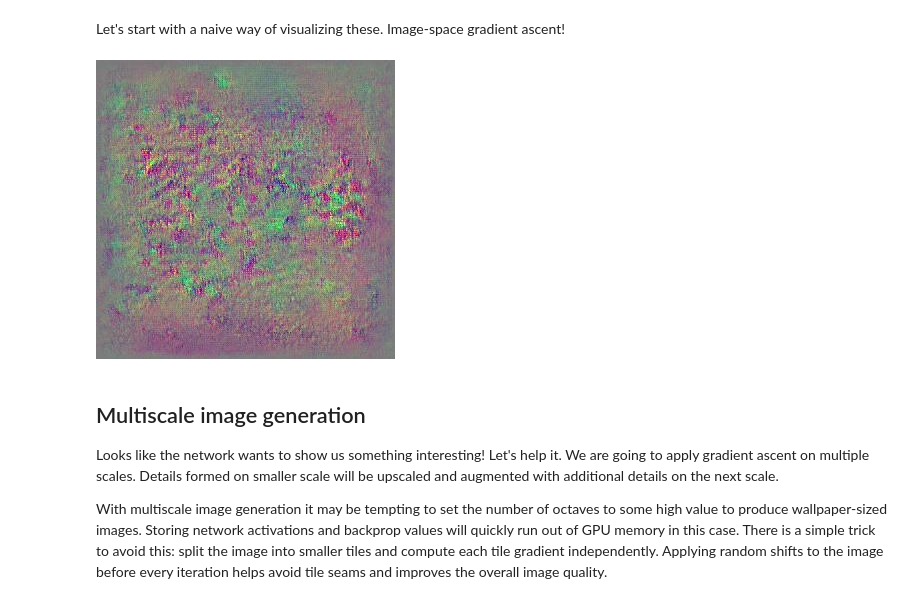
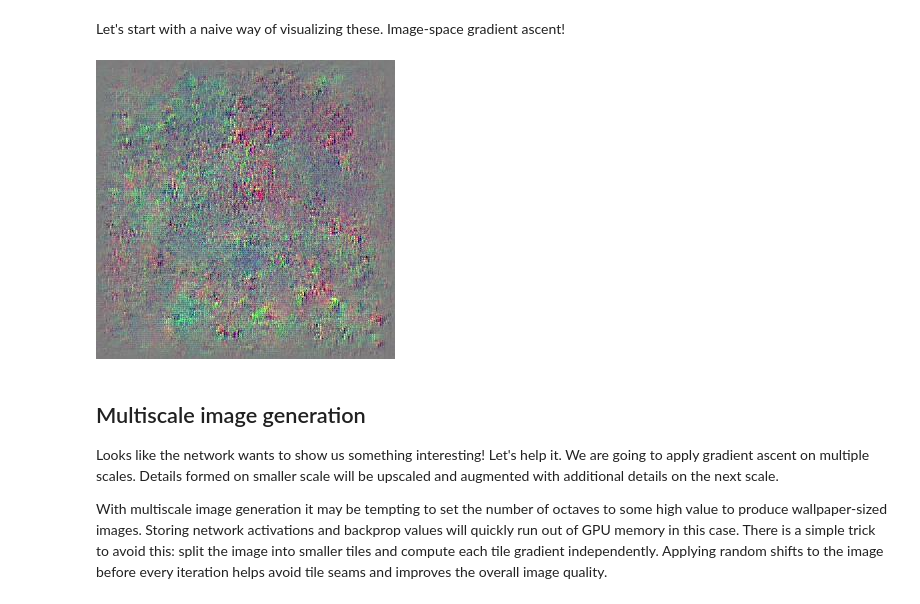
Before and after one commit to mdesnoyer/aquila, a Jupyter notebook: deepdream.ipynb, the cells around one changed output. Cells and saved outputs as stored; diff of their text form; code cells hidden in the pictures.

```diff
--- a/deepdream.ipynb
+++ b/deepdream.ipynb
@@ -215,8 +215,8 @@ Let's start with a naive way of visualizing these. Image-space gradient ascent!
 # %%
 # Picking some internal layer. Note that we use outputs before applying the ReLU nonlinearity
 # to have non-zero gradients for features with negative initial activations.
-layer = 'mixed_17x17x1280a/branch3x3/Conv/Conv2D'
-channel = 139 # picking some feature channel to visualize
+layer = 'mixed_8x8x2048b/branch3x3/Conv_2/Conv2D'
+channel = 0 # picking some feature channel to visualize
 
 # start with a gray image with a little noise
 img_noise = np.random.uniform(size=(299,299,3)) + 100.0
@@ -224,34 +224,34 @@ img_noise = np.random.uniform(size=(299,299,3)) + 100.0
 def showarray(a, fmt='jpeg'):
     a = np.uint8(np.clip(a, 0, 1)*255)
     f = BytesIO()
     PIL.Image.fromarray(a).save(f, fmt)
     display(Image(data=f.getvalue()))
 
 def visstd(a, s=0.1):
     '''Normalize the image range for visualization'''
     return (a-a.mean())/max(a.std(), 1e-4)*s + 0.5
 
 def T(layer):
     '''Helper for getting layer output tensor'''
     return graph.get_tensor_by_name("testtrain/testing/%s:0"%layer)
 
 def render_naive(t_obj, img0=img_noise, iter_n=20, step=1.0):
     t_score = tf.reduce_mean(t_obj) # defining the optimization objective
     t_grad = tf.gradients(t_score, pinputs)[0] # behold the power of automatic differentiation!
 
     img = img0.copy()
     for i in range(iter_n):
         g, score = sess.run([t_grad, t_score], {pinputs:img})
         # normalizing the gradient, so the same step size should work
         g /= g.std()+1e-8         # for different layers and networks
         img += g*step
         print(score, end = ' ')
     clear_output()
     showarray(visstd(img))
 
 render_naive(T(layer)[:,:,:,channel])
 # %% [output]
-[figure, old version]
+[figure, new version]
 # %% [markdown]
 <a id="multiscale"></a>
 ## Multiscale image generation
```
Also changed, not shown: parts of 31 cells of this notebook, 3 other files.
